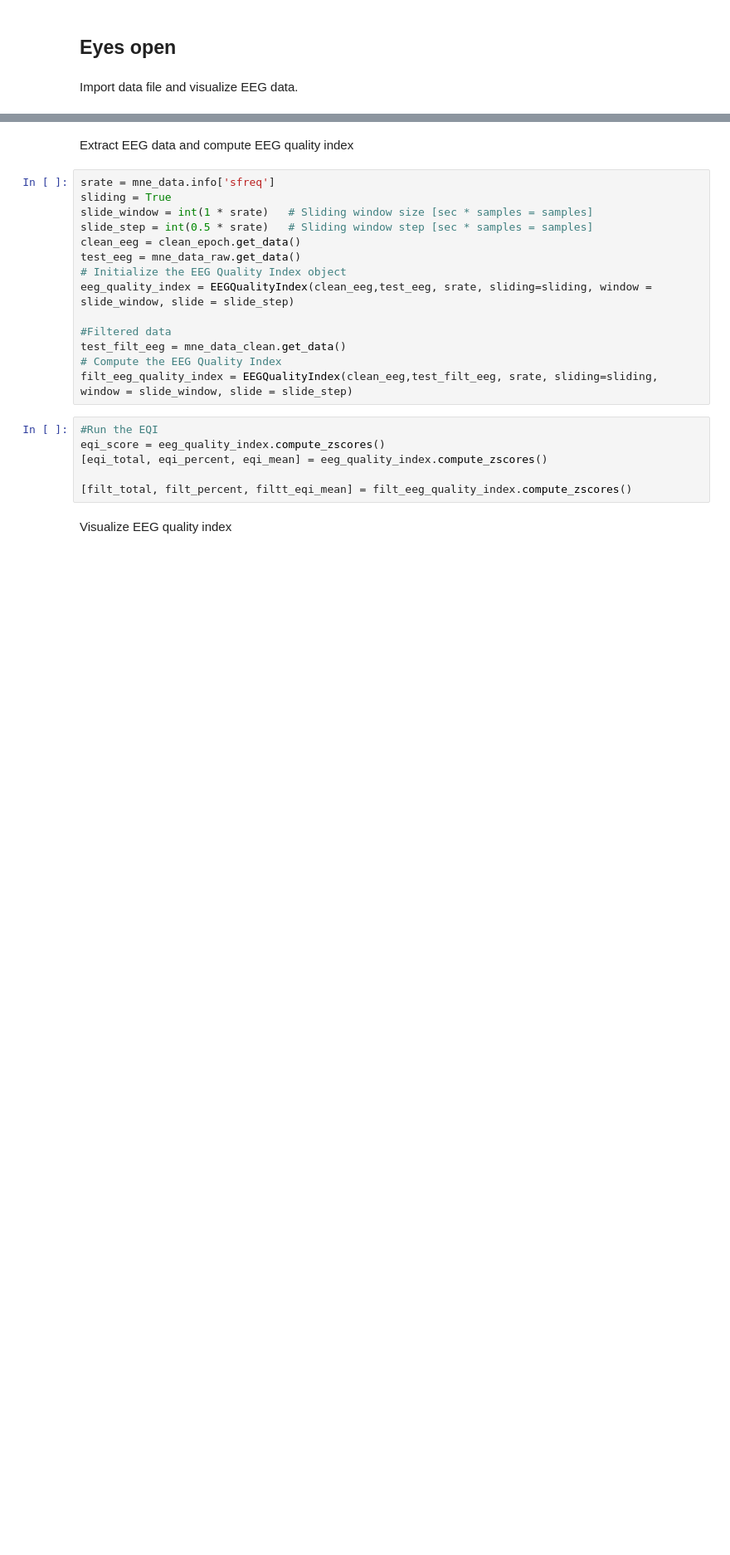
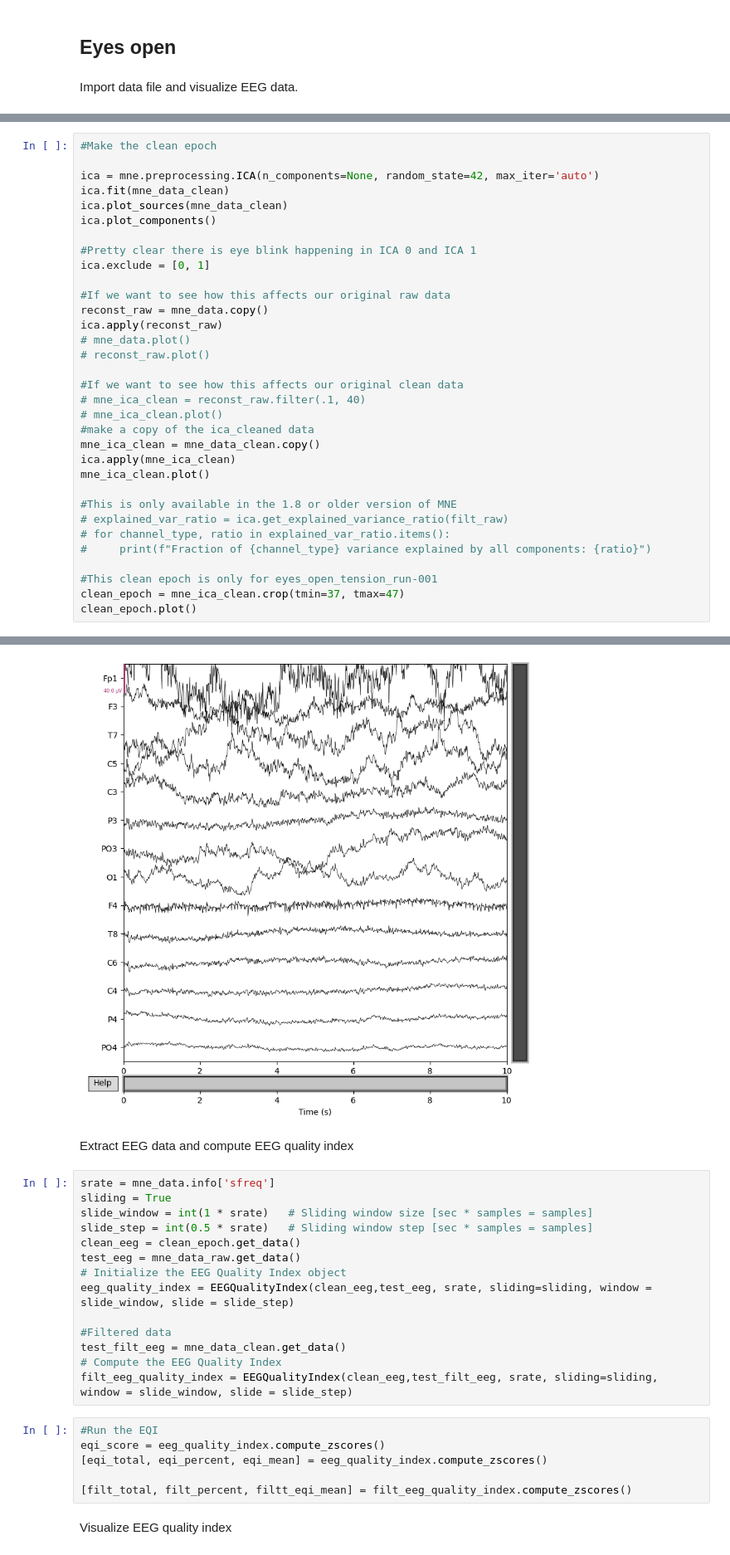
Before and after one commit to danielcomaduran/EEG_quality_index, a Jupyter notebook: Notebooks/06-Eli-EEG-gel-data.ipynb, the cells around one changed output, grey strips where cells are left out. Shown at 83% size. Drawn from its saved outputs; the diff is of its cells as text; blank space fills up the shorter version.

```diff
--- a/Notebooks/06-Eli-EEG-gel-data.ipynb
+++ b/Notebooks/06-Eli-EEG-gel-data.ipynb
@@ -81,0 +91,34 @@ Designing a one-pass, zero-phase, non-causal bandpass filter:
+# %%
+#Make the clean epoch
+
+ica = mne.preprocessing.ICA(n_components=None, random_state=42, max_iter='auto')
+ica.fit(mne_data_clean)
+ica.plot_sources(mne_data_clean)
+ica.plot_components()
+
+#Pretty clear there is eye blink happening in ICA 0 and ICA 1
+ica.exclude = [0, 1]
+
+#If we want to see how this affects our original raw data
+reconst_raw = mne_data.copy()
+ica.apply(reconst_raw)
+# mne_data.plot()
+# reconst_raw.plot()
+
+#If we want to see how this affects our original clean data
+# mne_ica_clean = reconst_raw.filter(.1, 40)
+# mne_ica_clean.plot()
+#make a copy of the ica_cleaned data
+mne_ica_clean = mne_data_clean.copy()
+ica.apply(mne_ica_clean)
+mne_ica_clean.plot()
+
+#This is only available in the 1.8 or older version of MNE
+# explained_var_ratio = ica.get_explained_variance_ratio(filt_raw)
+# for channel_type, ratio in explained_var_ratio.items():
+#     print(f"Fraction of {channel_type} variance explained by all components: {ratio}")
+
+#This clean epoch is only for eyes_open_tension_run-001
+clean_epoch = mne_ica_clean.crop(tmin=37, tmax=47)
+clean_epoch.plot()
+# %% [output]
@@ -82,3 +139,4 @@ Designing a one-pass, zero-phase, non-causal bandpass filter:
+[figure, added]
 # %% [markdown]
 Extract EEG data and compute EEG quality index
 # %%
```
Also changed, not shown: parts of 6 cells of this notebook, 3 other files.
